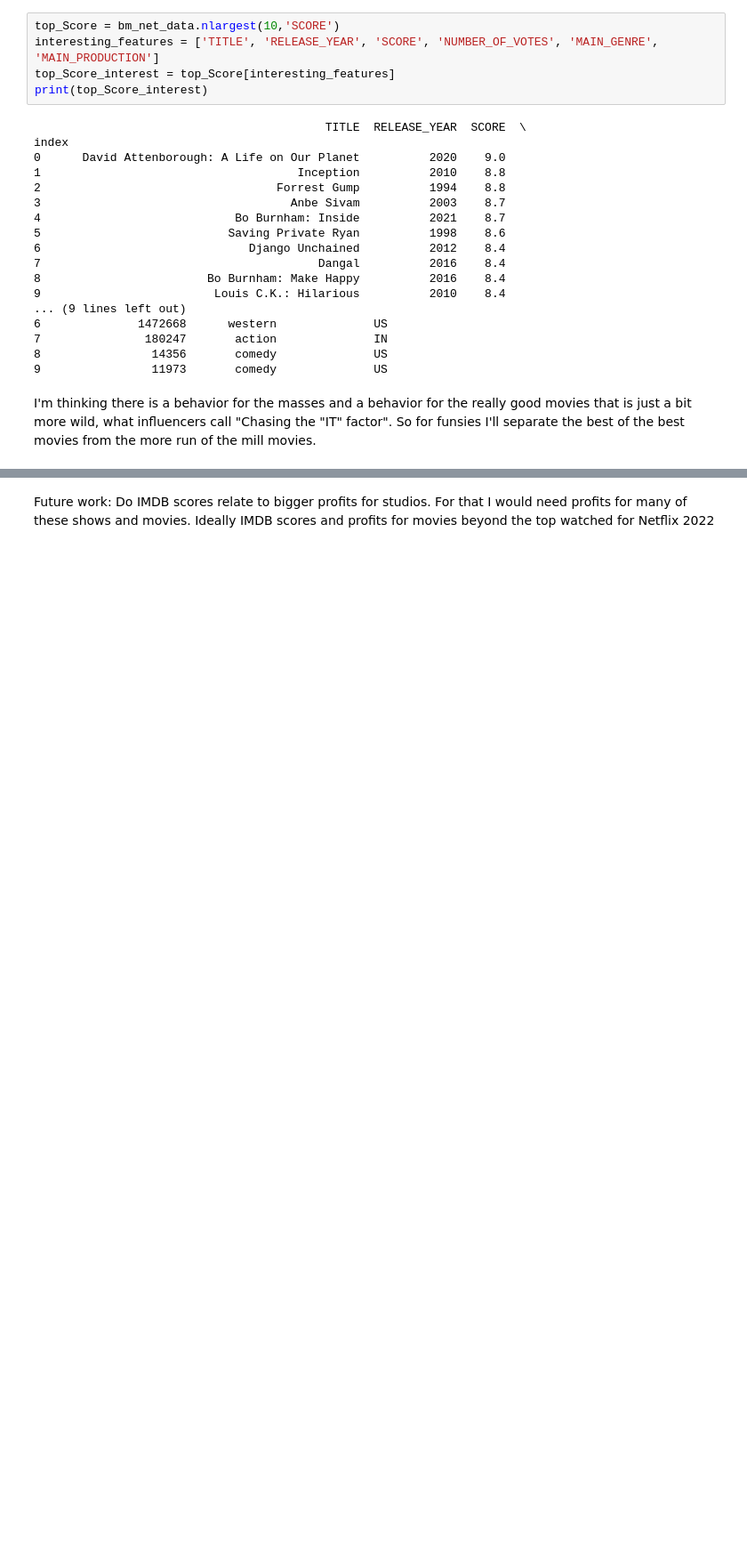
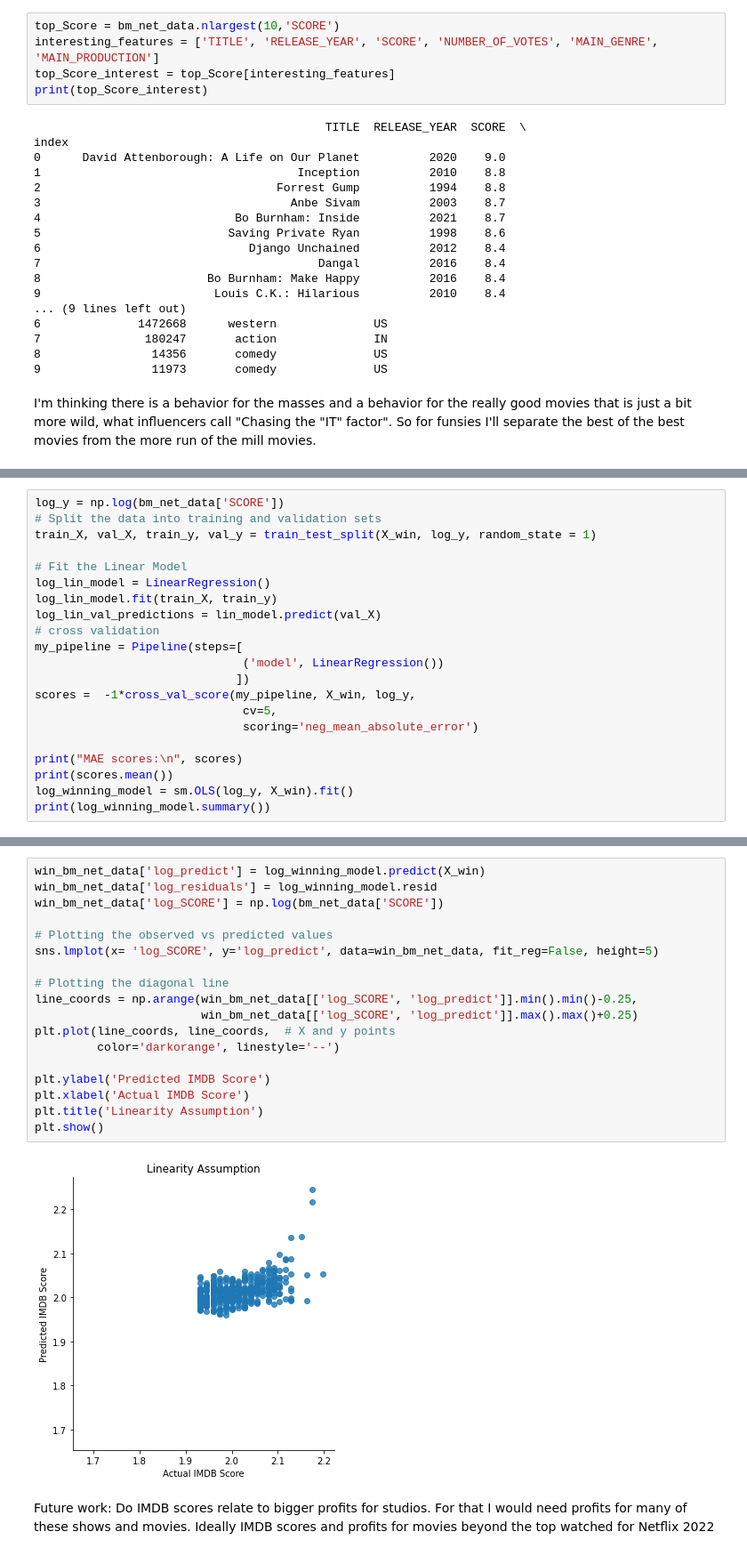
Before and after one commit to leiayoung/lny-sharing, a Jupyter notebook: netflix-exploration.ipynb, the cells around one changed output, grey strips where cells are left out. Shown at 89% size. Cells and saved outputs as stored; diff of their text form; blank space fills up the shorter version.

```diff
--- a/netflix-exploration.ipynb
+++ b/netflix-exploration.ipynb
@@ -1123,0 +1234,21 @@ less_than_bm = bm_net_data[bm_net_data['SCORE']< 8.5]
+# %%
+log_y = np.log(bm_net_data['SCORE'])
+# Split the data into training and validation sets
+train_X, val_X, train_y, val_y = train_test_split(X_win, log_y, random_state = 1)
+
+# Fit the Linear Model
+log_lin_model = LinearRegression()
+log_lin_model.fit(train_X, train_y)
+log_lin_val_predictions = lin_model.predict(val_X)
+# cross validation
+my_pipeline = Pipeline(steps=[
+                              ('model', LinearRegression())
+                             ])
+scores =  -1*cross_val_score(my_pipeline, X_win, log_y,
+                              cv=5,
+                              scoring='neg_mean_absolute_error')
+
+print("MAE scores:\n", scores)
+print(scores.mean())
+log_winning_model = sm.OLS(log_y, X_win).fit()
+print(log_winning_model.summary())
@@ -1124,2 +1273,22 @@ less_than_bm = bm_net_data[bm_net_data['SCORE']< 8.5]
+# %%
+win_bm_net_data['log_predict'] = log_winning_model.predict(X_win)
+win_bm_net_data['log_residuals'] = log_winning_model.resid
+win_bm_net_data['log_SCORE'] = np.log(bm_net_data['SCORE'])
+
+# Plotting the observed vs predicted values
+sns.lmplot(x= 'log_SCORE', y='log_predict', data=win_bm_net_data, fit_reg=False, height=5)
+
+# Plotting the diagonal line
+line_coords = np.arange(win_bm_net_data[['log_SCORE', 'log_predict']].min().min()-0.25,
+                        win_bm_net_data[['log_SCORE', 'log_predict']].max().max()+0.25)
+plt.plot(line_coords, line_coords,  # X and y points
+         color='darkorange', linestyle='--')
+
+plt.ylabel('Predicted IMDB Score')
+plt.xlabel('Actual IMDB Score')
+plt.title('Linearity Assumption')
+plt.show()
+# %% [output]
+[figure, added]
 # %% [markdown]
 Future work: Do IMDB scores relate to bigger profits for studios. For that I would need profits for many of these shows and movies. Ideally IMDB scores and profits for movies beyond the top watched for Netflix 2022
```
Also changed, not shown: parts of 17 cells of this notebook.
